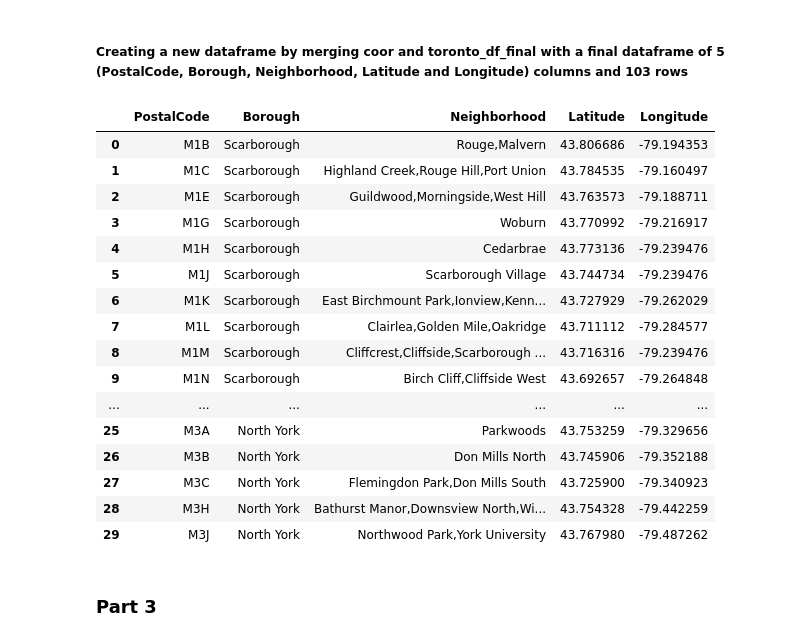
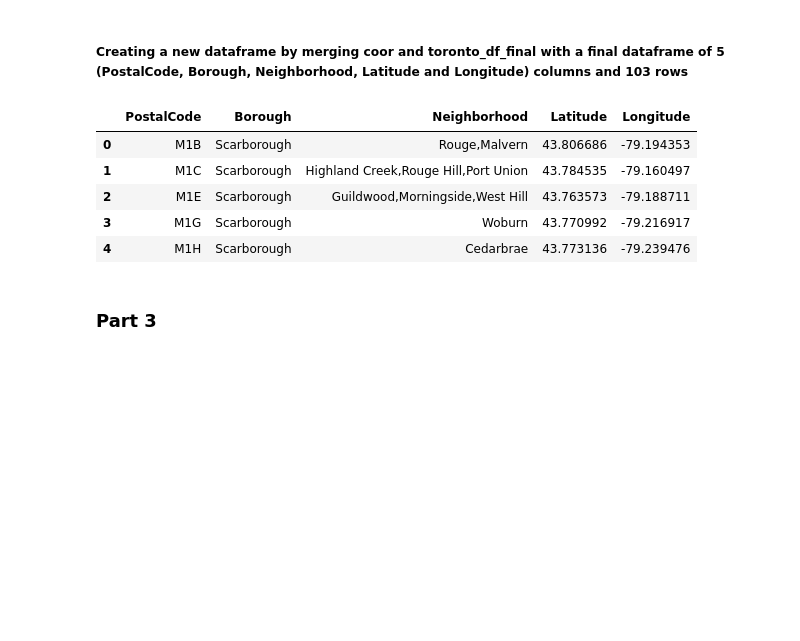
Before and after one commit to amarrugoj/Coursera_Capstone, a Jupyter notebook: Complete Week 3- Capstone Project.ipynb, the cells around one changed output. Cells and saved outputs as stored; diff of their text form; code cells hidden in the pictures; blank space fills up the shorter version.

```diff
--- a/Complete Week 3- Capstone Project.ipynb
+++ b/Complete Week 3- Capstone Project.ipynb
@@ -90,26 +90,15 @@ coor.head()
 # %% [markdown]
 ##### Creating a new dataframe by merging coor and toronto_df_final with a final dataframe of 5 (PostalCode, Borough, Neighborhood, Latitude and Longitude) columns and 103 rows
 # %%
-df_LALO = pd.merge(toronto_df_final,coor,how='left', on='PostalCode')
-df_LALO.head(30)
+df_toronto2 = pd.merge(toronto_df_final,coor,how='left', on='PostalCode')
+df_toronto2.head()
 # %% [output]
 |  | PostalCode | Borough | Neighborhood | Latitude | Longitude |
 | 0 | M1B | Scarborough | Rouge,Malvern | 43.806686 | -79.194353 |
 | 1 | M1C | Scarborough | Highland Creek,Rouge Hill,Port Union | 43.784535 | -79.160497 |
 | 2 | M1E | Scarborough | Guildwood,Morningside,West Hill | 43.763573 | -79.188711 |
 | 3 | M1G | Scarborough | Woburn | 43.770992 | -79.216917 |
 | 4 | M1H | Scarborough | Cedarbrae | 43.773136 | -79.239476 |
-| 5 | M1J | Scarborough | Scarborough Village | 43.744734 | -79.239476 |
-| 6 | M1K | Scarborough | East Birchmount Park,Ionview,Kenn... | 43.727929 | -79.262029 |
-| 7 | M1L | Scarborough | Clairlea,Golden Mile,Oakridge | 43.711112 | -79.284577 |
-| 8 | M1M | Scarborough | Cliffcrest,Cliffside,Scarborough ... | 43.716316 | -79.239476 |
-| 9 | M1N | Scarborough | Birch Cliff,Cliffside West | 43.692657 | -79.264848 |
-| ... | ... | ... | ... | ... | ... |
-| 25 | M3A | North York | Parkwoods | 43.753259 | -79.329656 |
-| 26 | M3B | North York | Don Mills North | 43.745906 | -79.352188 |
-| 27 | M3C | North York | Flemingdon Park,Don Mills South | 43.725900 | -79.340923 |
-| 28 | M3H | North York | Bathurst Manor,Downsview North,Wi... | 43.754328 | -79.442259 |
-| 29 | M3J | North York | Northwood Park,York University | 43.767980 | -79.487262 |
 # %% [markdown]
 ### Part 3
 # %%
```
Also changed, not shown: parts of 2 cells of this notebook.
